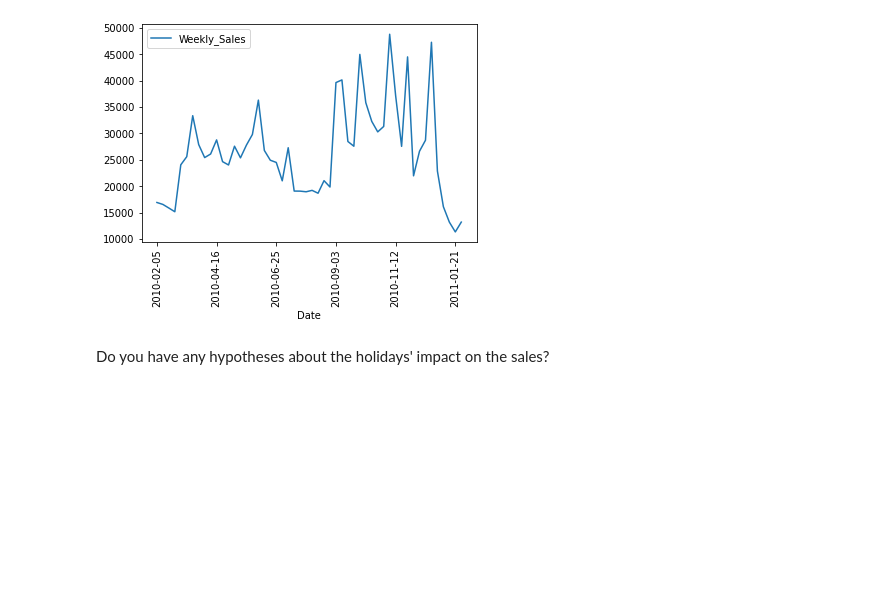
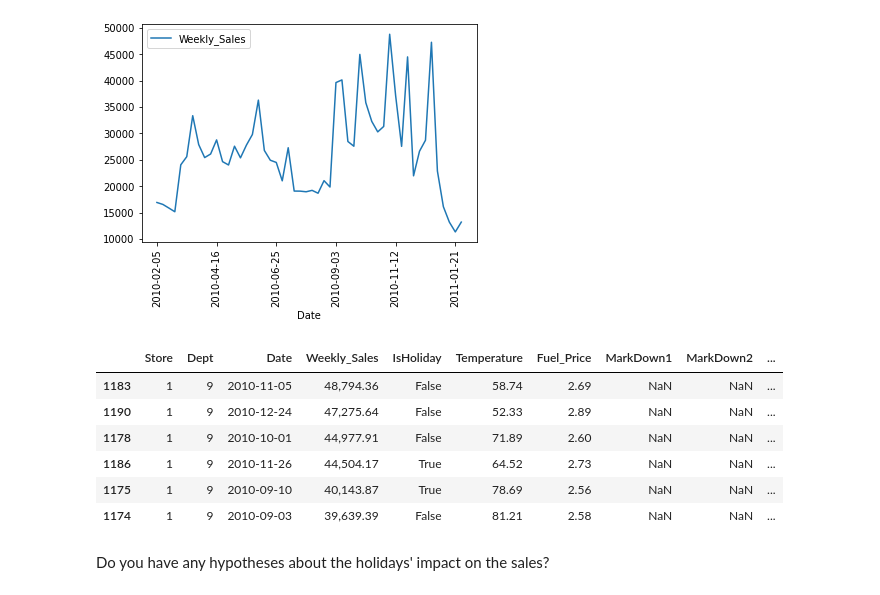
Before and after one commit to cimoody/MLE-7, a Jupyter notebook: assignments/eda-walmart-sales/nb/walmart-sales-data.ipynb, the cells around one changed output. Cells and saved outputs as stored; diff of their text form; code cells hidden in the pictures; blank space fills up the shorter version.

```diff
--- a/assignments/eda-walmart-sales/nb/walmart-sales-data.ipynb
+++ b/assignments/eda-walmart-sales/nb/walmart-sales-data.ipynb
@@ -180,6 +194,18 @@ data_store1_dept9[['Date', 'Weekly_Sales']].iloc[:52]\
     .set_index('Date').plot(rot=90);
 # %% [output]
 [figure]
+# %%
+data_store1_dept9_2010 = data_store1_dept9[data_store1_dept9.Date < '2011-01-01']
+# %%
+data_store1_dept9_2010.sort_values('Weekly_Sales', ascending=False).head(6)
+# %% [output]
+|  | Store | Dept | Date | Weekly_Sales | IsHoliday | Temperature | Fuel_Price | MarkDown1 | MarkDown2 | ... |
+| 1183 | 1 | 9 | 2010-11-05 | 48,794.36 | False | 58.74 | 2.69 | NaN | NaN | ... |
+| 1190 | 1 | 9 | 2010-12-24 | 47,275.64 | False | 52.33 | 2.89 | NaN | NaN | ... |
+| 1178 | 1 | 9 | 2010-10-01 | 44,977.91 | False | 71.89 | 2.60 | NaN | NaN | ... |
+| 1186 | 1 | 9 | 2010-11-26 | 44,504.17 | True | 64.52 | 2.73 | NaN | NaN | ... |
+| 1175 | 1 | 9 | 2010-09-10 | 40,143.87 | True | 78.69 | 2.56 | NaN | NaN | ... |
+| 1174 | 1 | 9 | 2010-09-03 | 39,639.39 | False | 81.21 | 2.58 | NaN | NaN | ... |
 # %% [markdown]
 Do you have any hypotheses about the holidays' impact on the sales?
 # %% [markdown]
```
Also changed, not shown: parts of 20 cells of this notebook.
